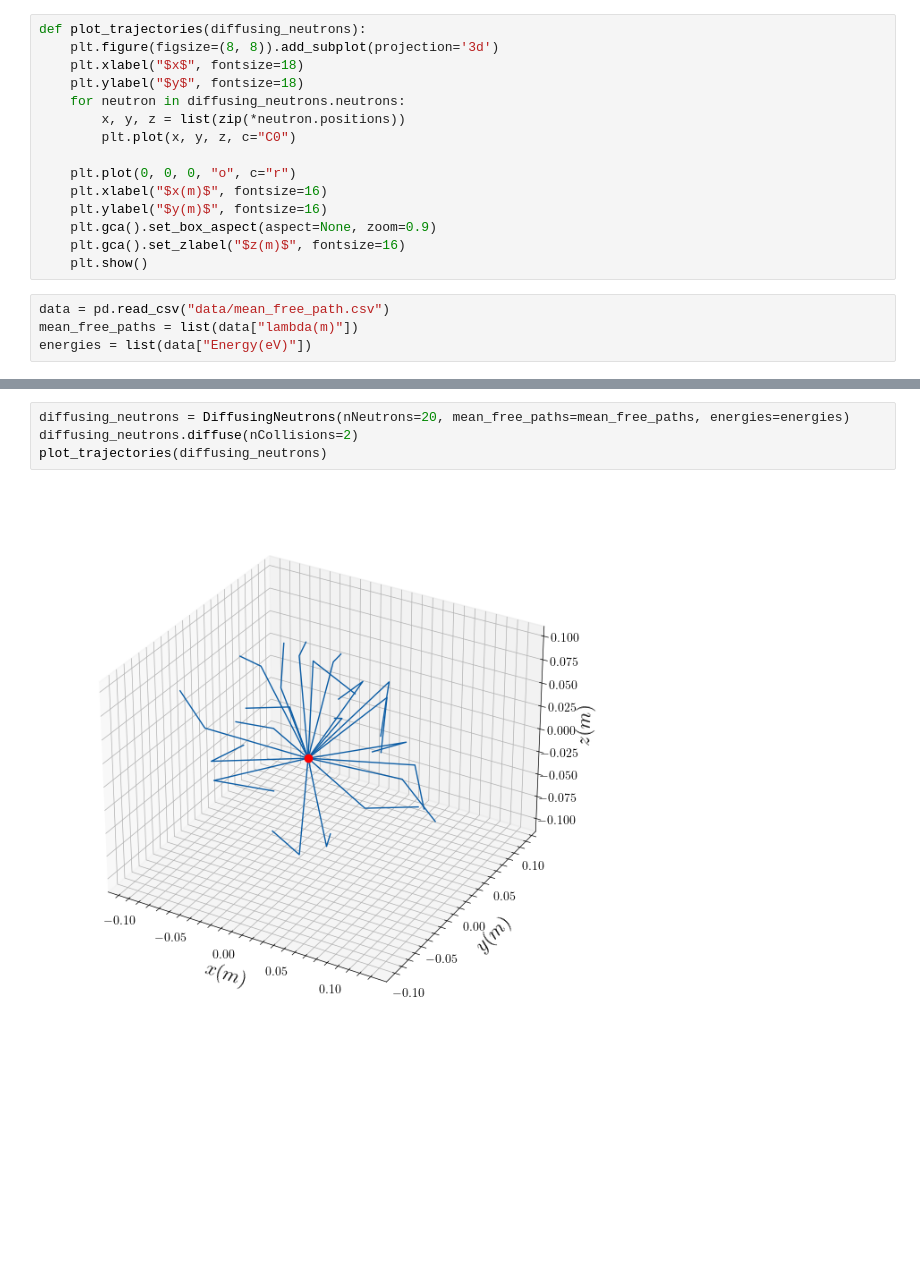
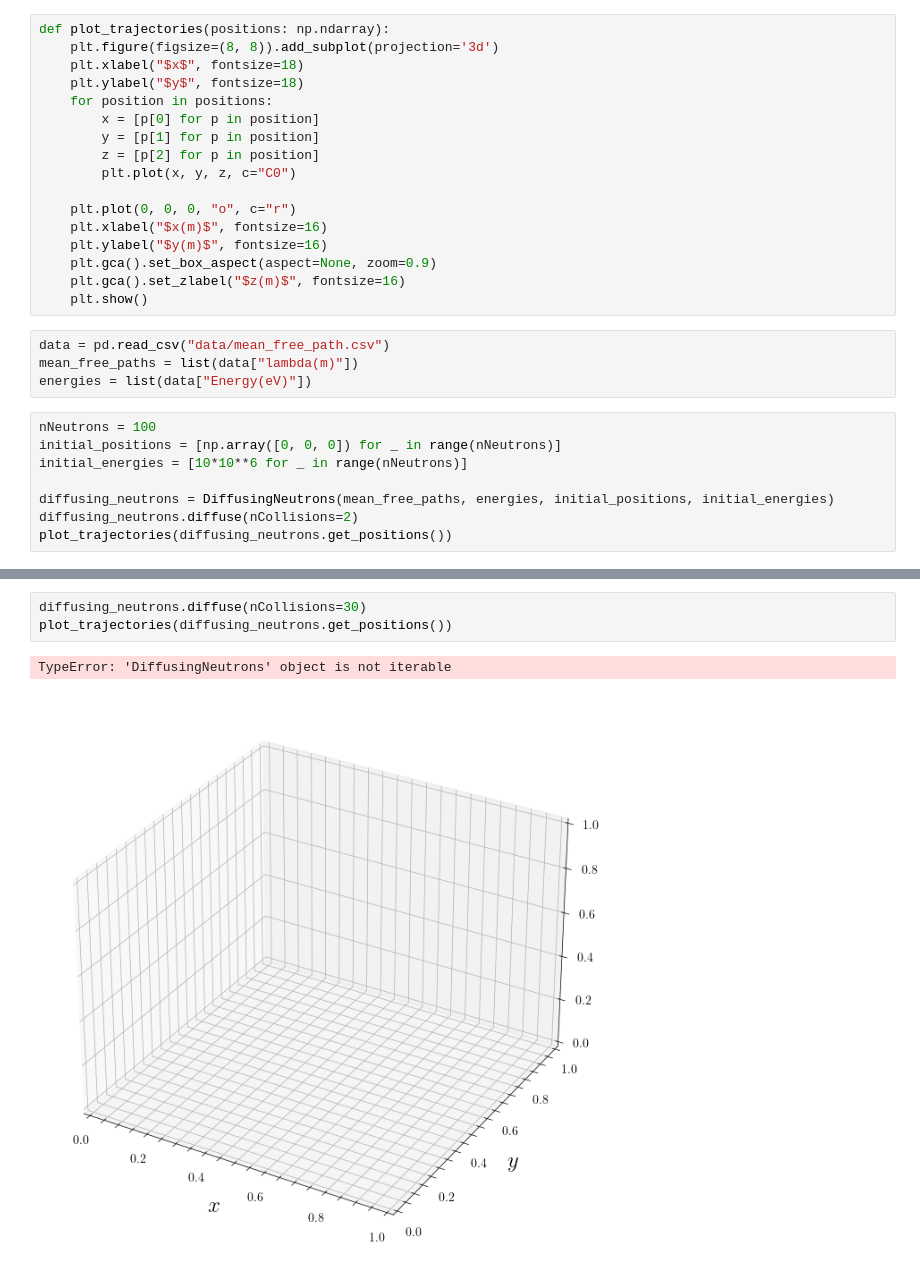
Before and after one commit to DerkNiessink/NeutroWater, a Jupyter notebook: collision.ipynb, the cells around one changed output, grey strips where cells are left out. Drawn from its saved outputs; the diff is of its cells as text; blank space fills up the shorter version.

```diff
--- a/collision.ipynb
+++ b/collision.ipynb
@@ -7,12 +7,14 @@ import pandas as pd
 
 from diffusing_neutrons import DiffusingNeutrons
 # %%
-def plot_trajectories(diffusing_neutrons):
+def plot_trajectories(positions: np.ndarray):
     plt.figure(figsize=(8, 8)).add_subplot(projection='3d')
     plt.xlabel("$x$", fontsize=18)
     plt.ylabel("$y$", fontsize=18)
-    for neutron in diffusing_neutrons.neutrons:
-        x, y, z = list(zip(*neutron.positions))
+    for position in positions:
+        x = [p[0] for p in position]
+        y = [p[1] for p in position]
+        z = [p[2] for p in position]
         plt.plot(x, y, z, c="C0")
 
     plt.plot(0, 0, 0, "o", c="r")
@@ -25,3 +27,11 @@ def plot_trajectories(diffusing_neutrons):
 data = pd.read_csv("data/mean_free_path.csv")
 mean_free_paths = list(data["lambda(m)"])
 energies = list(data["Energy(eV)"])
+# %%
+nNeutrons = 100
+initial_positions = [np.array([0, 0, 0]) for _ in range(nNeutrons)]
+initial_energies = [10*10**6 for _ in range(nNeutrons)]
+
+diffusing_neutrons = DiffusingNeutrons(mean_free_paths, energies, initial_positions, initial_energies)
+diffusing_neutrons.diffuse(nCollisions=2)
+plot_trajectories(diffusing_neutrons.get_positions())
@@ -28,6 +40,6 @@ energies = list(data["Energy(eV)"])
 # %%
-diffusing_neutrons = DiffusingNeutrons(nNeutrons=20, mean_free_paths=mean_free_paths, energies=energies)
-diffusing_neutrons.diffuse(nCollisions=2)
-plot_trajectories(diffusing_neutrons)
+diffusing_neutrons.diffuse(nCollisions=30)
+plot_trajectories(diffusing_neutrons.get_positions())
 # %% [output]
+TypeError: 'DiffusingNeutrons' object is not iterable
-[figure, old version]
+[figure, new version]
```
Also changed, not shown: parts of 4 cells of this notebook, 4 other files.
